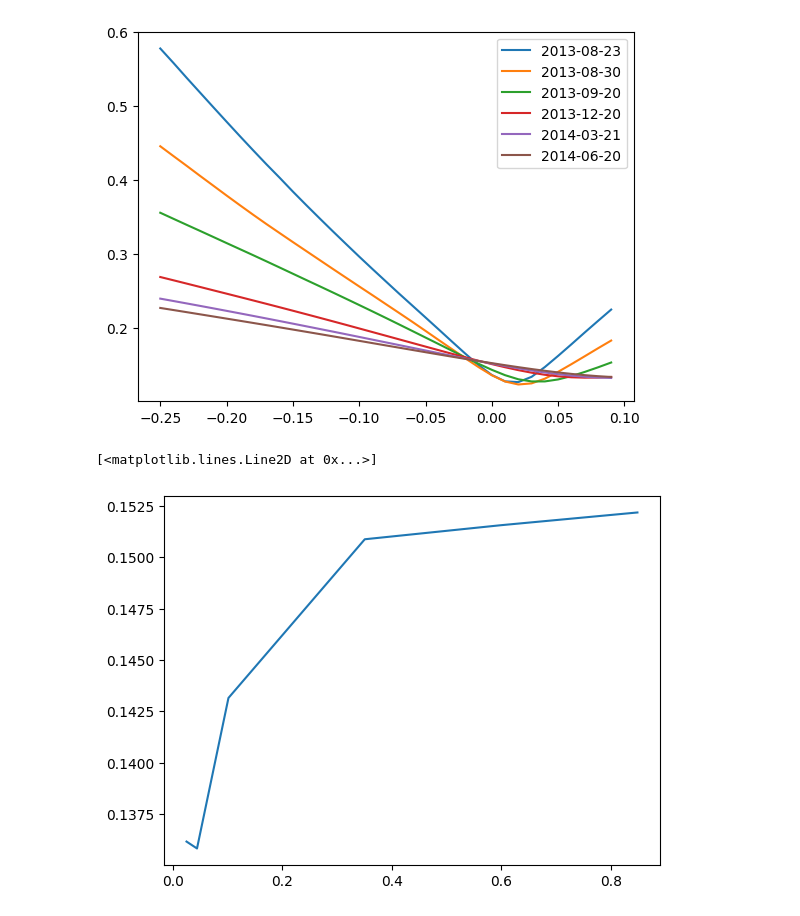
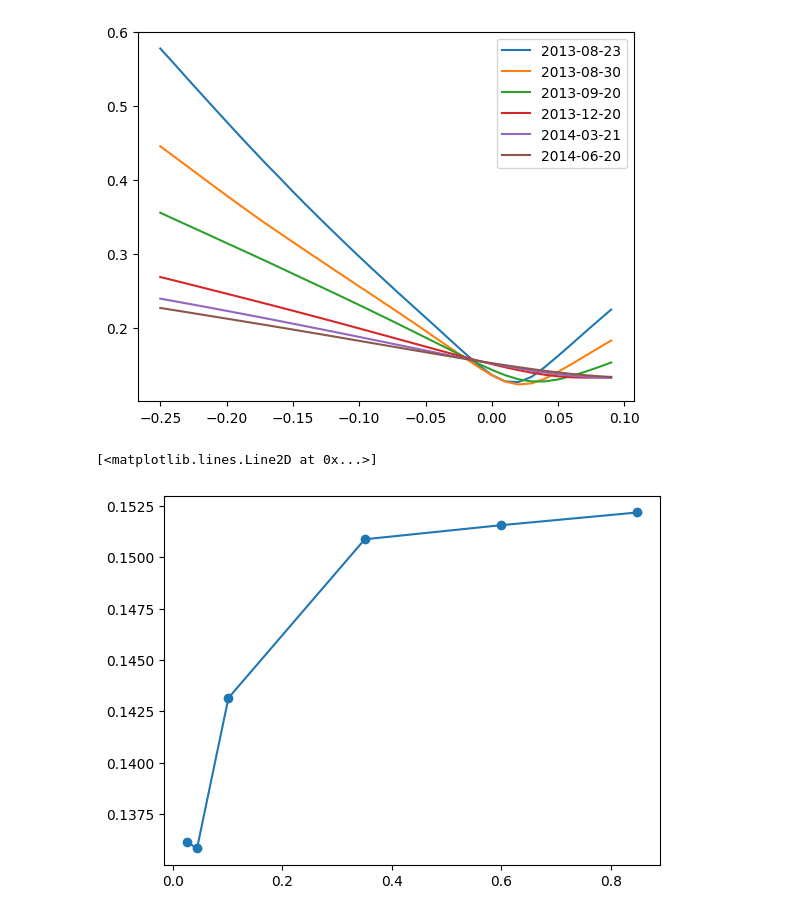
Before and after one commit to qatwalk/eq, a Jupyter notebook: rbergomi_smile.ipynb, the cells around one changed output. Drawn from its saved outputs; the diff is of its cells as text; code cells hidden in the pictures.

```diff
--- a/rbergomi_smile.ipynb
+++ b/rbergomi_smile.ipynb
@@ -74,0 +91,5 @@ price, stats = model.price(fwd_timetable, dataset)
+# %%
+model = rBergomiMCModel()
+price, stats = model.price(fwd_timetable, dataset)
+# cashflows for track 0, all events
+cf = stats["CASHFLOW"][0]
@@ -75,25 +98,26 @@ price, stats = model.price(fwd_timetable, dataset)
 # %%
 atm_ivs = []
-Ts = []
+exp_yrs = []
 for i, exp in enumerate(expirations):
-    cf = stats["CASHFLOW"][0][i]
+    event_cf = cf[i]
     logK = np.arange(-0.25, 0.1, 0.01)
     K = spot * np.exp(logK)
     KC = K[..., None]  # Turn into a column vector
 
-    prices = np.maximum(cf - KC, 0).mean(axis=1)
+    prices = np.maximum(event_cf - KC, 0).mean(axis=1)
 
     T = (exp - prc_dt).days / 365.25
     iv_vec = [find_vol(p, spot, k, T, rate) for p, k in zip(prices, K)]
     plt.plot(logK, iv_vec, label=exp.strftime("%Y-%m-%d"))
-    Ts.append(T)
+
+    exp_yrs.append(T)
     atm_ivs.append(iv_vec[25])
 plt.legend()
 # %% [output]
 <matplotlib.legend.Legend at 0x...>
 [figure]
 # %%
-plt.plot(Ts, atm_ivs, label="ATM IV")
+plt.plot(exp_yrs, atm_ivs, label="ATM IV", marker="o")
 # %% [output]
 [<matplotlib.lines.Line2D at 0x...>]
-[figure, old version]
+[figure, new version]
```
Also changed, not shown: parts of 12 cells of this notebook, 9 other files.
